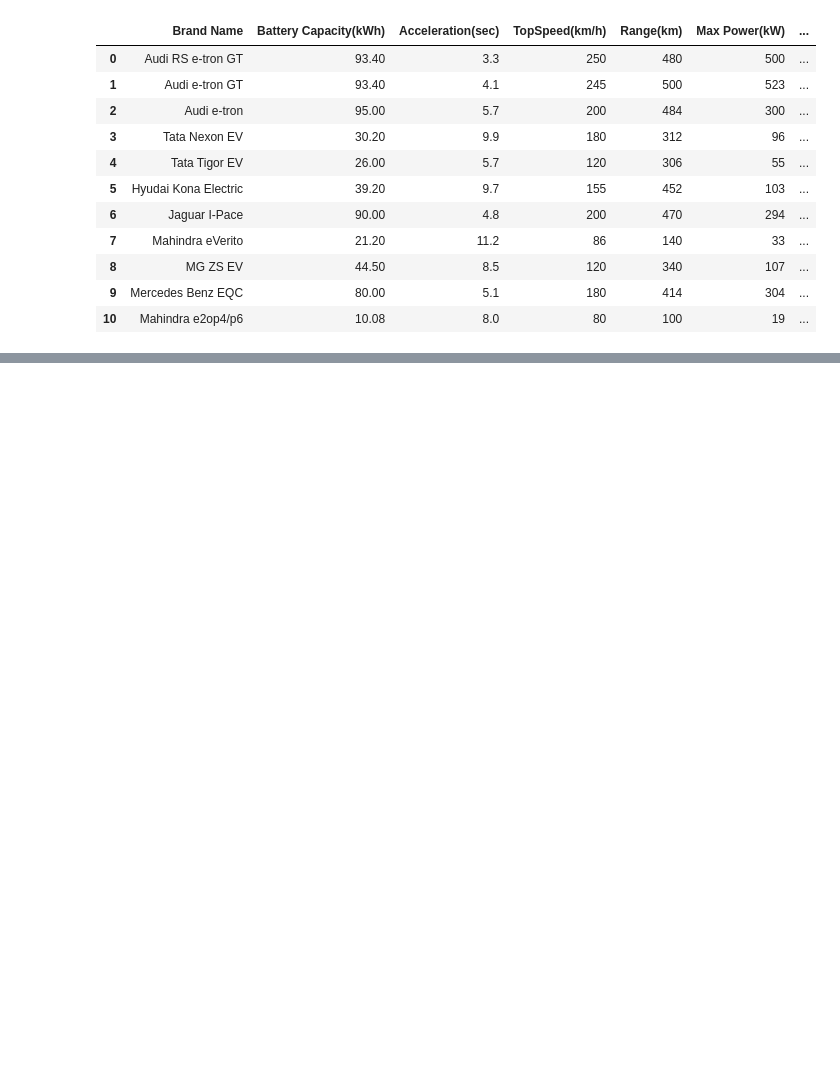
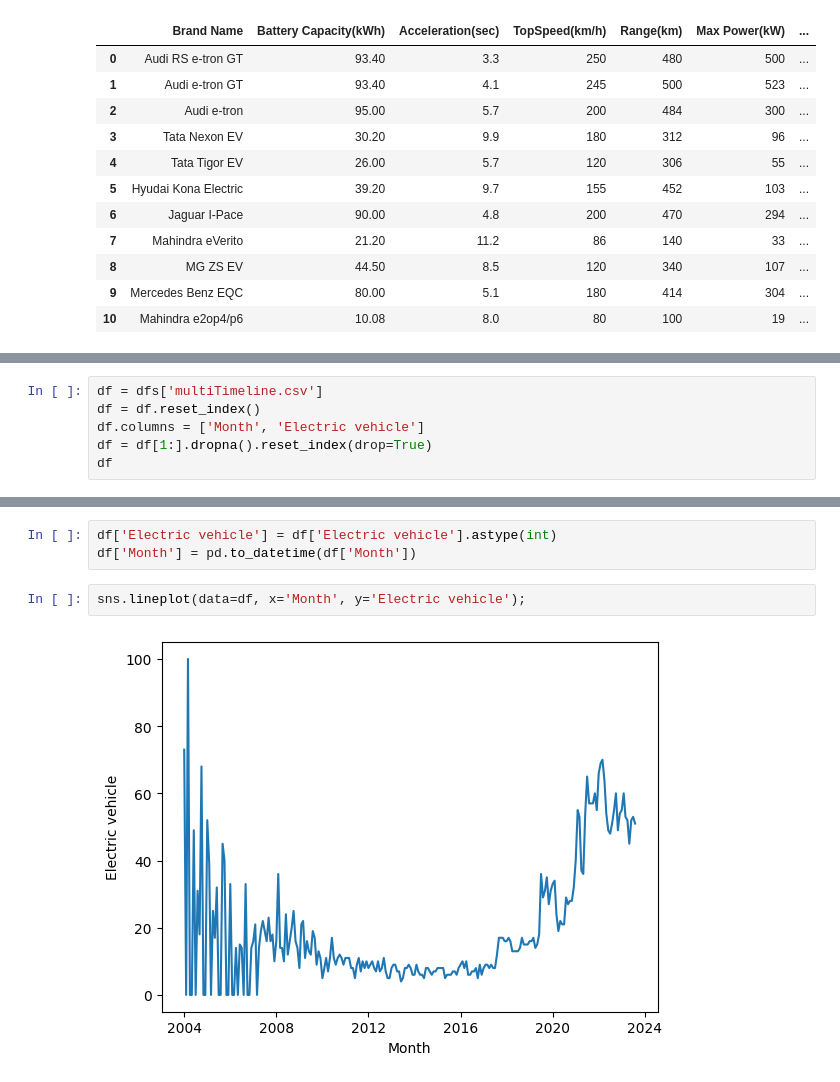
Before and after one commit to Adhiban1/EV-Market-Segmentation, a Jupyter notebook: dataset analysis.ipynb, the cells around one changed output, grey strips where cells are left out. Saved outputs shown, nothing was run; the diff lists cells and outputs as text; blank space fills up the shorter version.

```diff
--- a/dataset analysis.ipynb
+++ b/dataset analysis.ipynb
@@ -492,0 +529,6 @@ df
+# %%
+df = dfs['multiTimeline.csv']
+df = df.reset_index()
+df.columns = ['Month', 'Electric vehicle']
+df = df[1:].dropna().reset_index(drop=True)
+df
@@ -492,0 +561,7 @@ df
+# %%
+df['Electric vehicle'] = df['Electric vehicle'].astype(int)
+df['Month'] = pd.to_datetime(df['Month'])
+# %%
+sns.lineplot(data=df, x='Month', y='Electric vehicle');
+# %% [output]
+[figure, added]
```
Also changed, not shown: parts of 10 cells of this notebook, 22 other files.
